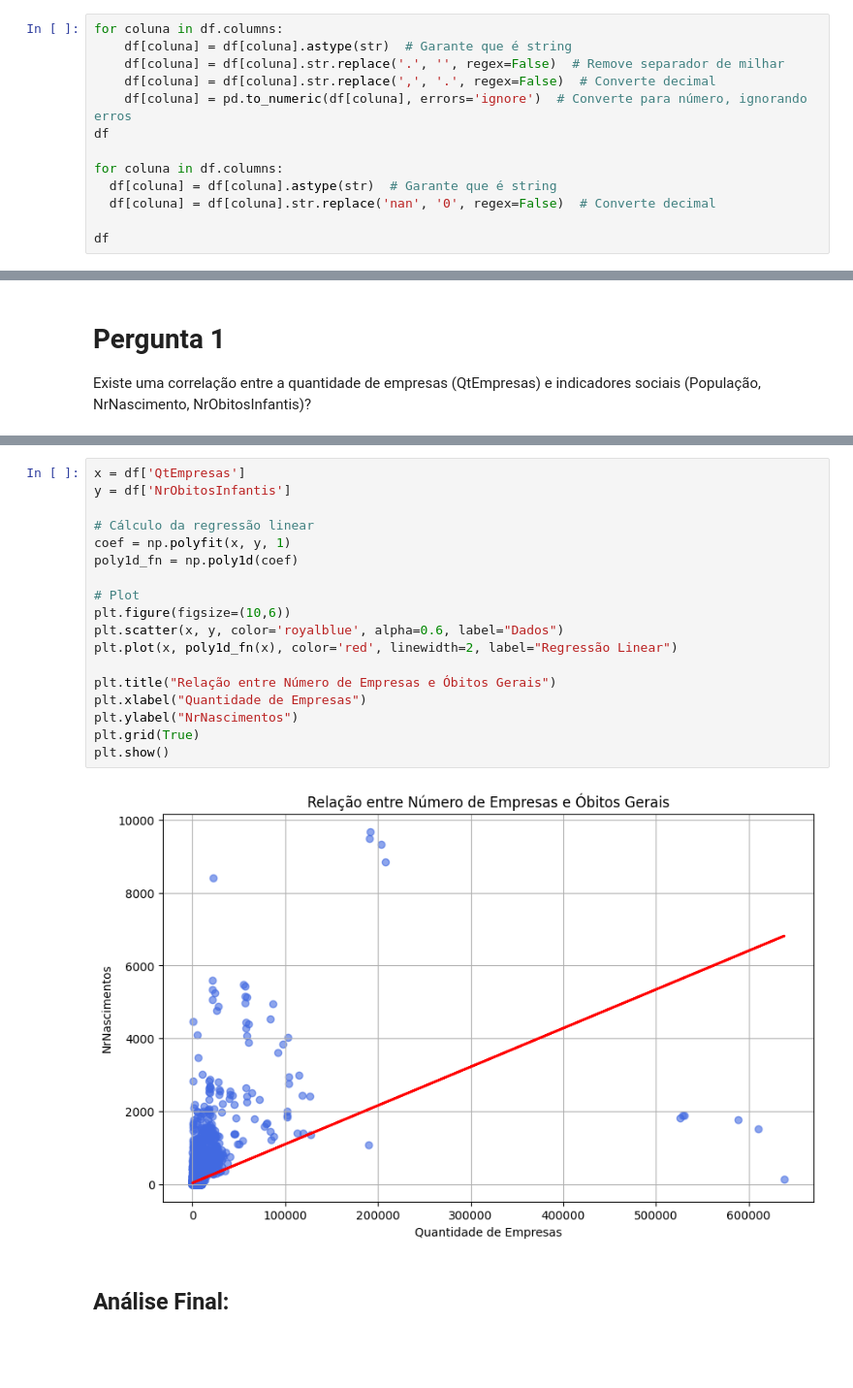
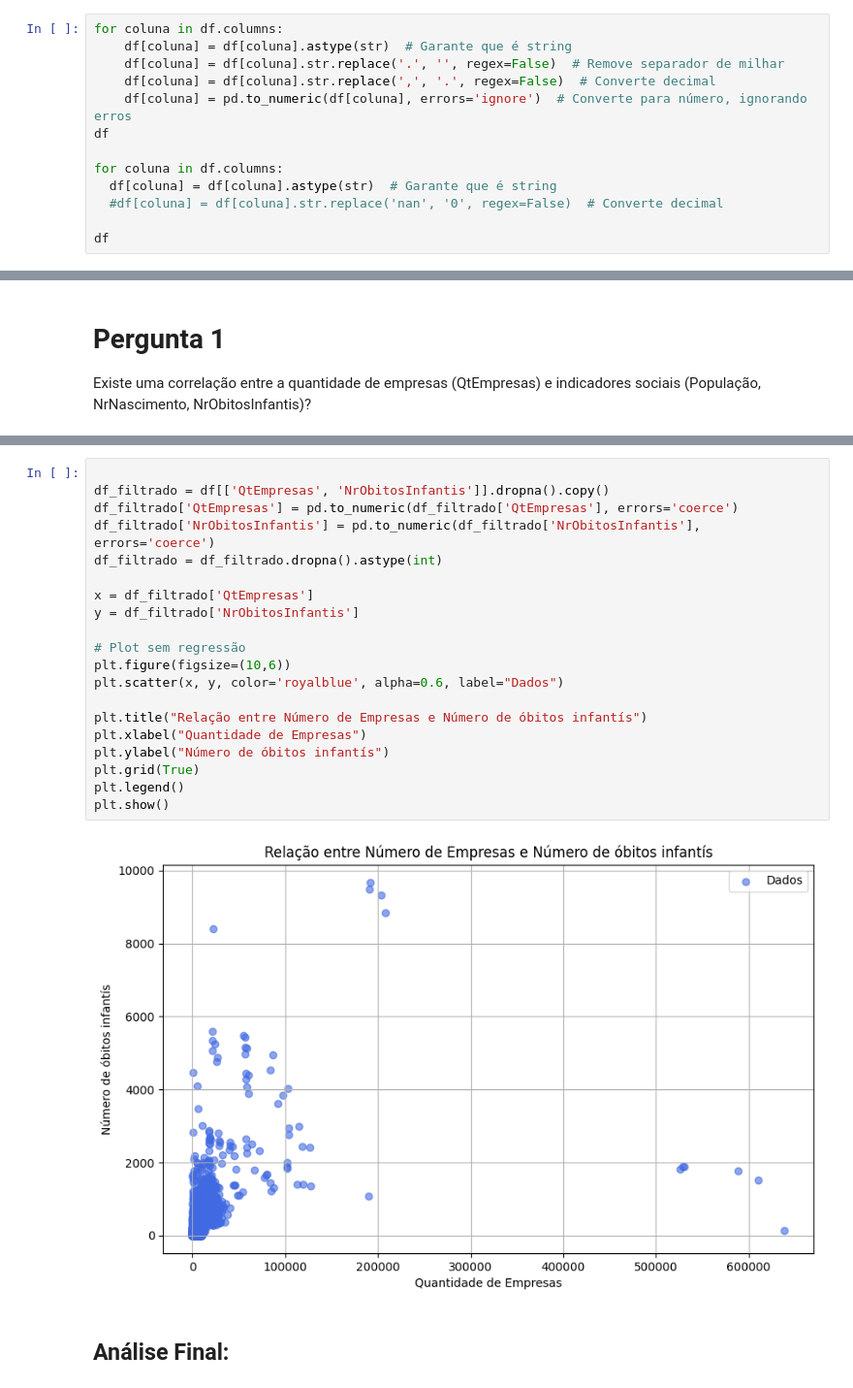
Before and after one commit to anaC-Fernandes/ProjetoDados, a Jupyter notebook: Notebooks/Dataset_Economia.ipynb, the cells around one changed output, grey strips where cells are left out. Shown at 97% size. Drawn from its saved outputs; the diff is of its cells as text; blank space fills up the shorter version.

```diff
--- a/Notebooks/Dataset_Economia.ipynb
+++ b/Notebooks/Dataset_Economia.ipynb
@@ -46,7 +46,7 @@ df
 
 for coluna in df.columns:
   df[coluna] = df[coluna].astype(str)  # Garante que é string
-  df[coluna] = df[coluna].str.replace('nan', '0', regex=False)  # Converte decimal
+  #df[coluna] = df[coluna].str.replace('nan', '0', regex=False)  # Converte decimal
 
 df
 # %% [output]
@@ -184,23 +227,25 @@ plt.show()
 # %%
-x = df['QtEmpresas']
-y = df['NrObitosInfantis']
 
-# Cálculo da regressão linear
-coef = np.polyfit(x, y, 1)
-poly1d_fn = np.poly1d(coef)
+df_filtrado = df[['QtEmpresas', 'NrObitosInfantis']].dropna().copy()
+df_filtrado['QtEmpresas'] = pd.to_numeric(df_filtrado['QtEmpresas'], errors='coerce')
+df_filtrado['NrObitosInfantis'] = pd.to_numeric(df_filtrado['NrObitosInfantis'], errors='coerce')
+df_filtrado = df_filtrado.dropna().astype(int)
 
-# Plot
+x = df_filtrado['QtEmpresas']
+y = df_filtrado['NrObitosInfantis']
+
+# Plot sem regressão
 plt.figure(figsize=(10,6))
 plt.scatter(x, y, color='royalblue', alpha=0.6, label="Dados")
-plt.plot(x, poly1d_fn(x), color='red', linewidth=2, label="Regressão Linear")
 
-plt.title("Relação entre Número de Empresas e Óbitos Gerais")
+plt.title("Relação entre Número de Empresas e Número de óbitos infantís")
 plt.xlabel("Quantidade de Empresas")
-plt.ylabel("NrNascimentos")
+plt.ylabel("Número de óbitos infantís")
 plt.grid(True)
+plt.legend()
 plt.show()
 # %% [output]
-[figure, old version]
+[figure, new version]
 # %% [markdown]
 ## Análise Final:
 # %% [markdown]
```
Also changed, not shown: parts of 20 cells of this notebook.
